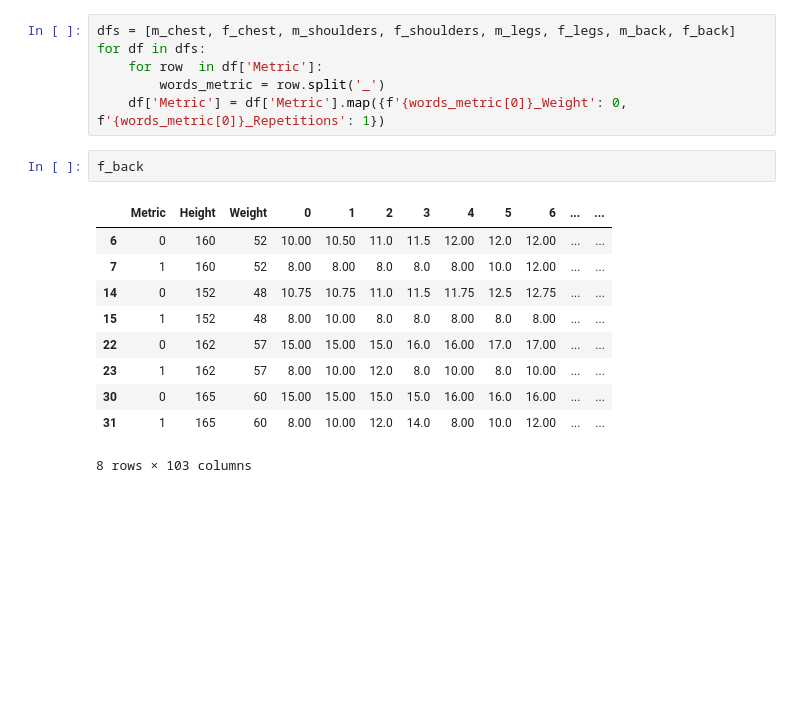
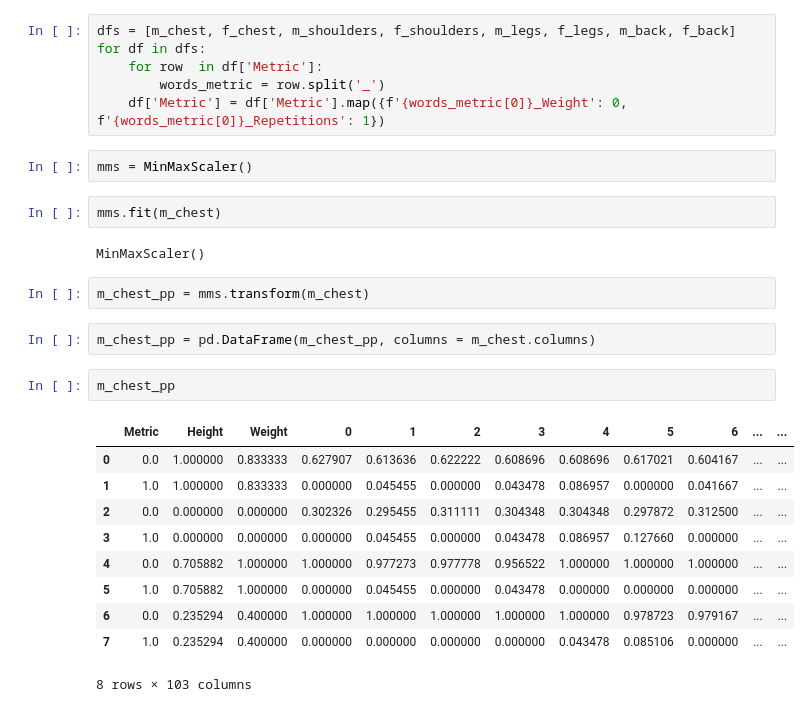
Before and after one commit to Clement733/workout_planner, a Jupyter notebook: model_creation/Untitled.ipynb, the cells around one changed output. Drawn from its saved outputs; the diff is of its cells as text; blank space fills up the shorter version.

Commit message:
Still work to do on preprocessing the data

```diff
--- a/model_creation/Untitled.ipynb
+++ b/model_creation/Untitled.ipynb
@@ -99,16 +101,26 @@ for df in dfs:
     for row  in df['Metric']:
         words_metric = row.split('_')
     df['Metric'] = df['Metric'].map({f'{words_metric[0]}_Weight': 0, f'{words_metric[0]}_Repetitions': 1})
-# %%
-f_back
-# %% [output]
-|  | Metric | Height | Weight | 0 | 1 | 2 | 3 | 4 | 5 | 6 | ... | ... |
-| 6 | 0 | 160 | 52 | 10.00 | 10.50 | 11.0 | 11.5 | 12.00 | 12.0 | 12.00 | ... | ... |
-| 7 | 1 | 160 | 52 | 8.00 | 8.00 | 8.0 | 8.0 | 8.00 | 10.0 | 12.00 | ... | ... |
-| 14 | 0 | 152 | 48 | 10.75 | 10.75 | 11.0 | 11.5 | 11.75 | 12.5 | 12.75 | ... | ... |
-| 15 | 1 | 152 | 48 | 8.00 | 10.00 | 8.0 | 8.0 | 8.00 | 8.0 | 8.00 | ... | ... |
-| 22 | 0 | 162 | 57 | 15.00 | 15.00 | 15.0 | 16.0 | 16.00 | 17.0 | 17.00 | ... | ... |
-| 23 | 1 | 162 | 57 | 8.00 | 10.00 | 12.0 | 8.0 | 10.00 | 8.0 | 10.00 | ... | ... |
-| 30 | 0 | 165 | 60 | 15.00 | 15.00 | 15.0 | 15.0 | 16.00 | 16.0 | 16.00 | ... | ... |
-| 31 | 1 | 165 | 60 | 8.00 | 10.00 | 12.0 | 14.0 | 8.00 | 10.0 | 12.00 | ... | ... |
-8 rows × 103 columns
+# %%
+mms = MinMaxScaler()
+# %%
+mms.fit(m_chest)
+# %% [output]
+MinMaxScaler()
+# %%
+m_chest_pp = mms.transform(m_chest)
+# %%
+m_chest_pp = pd.DataFrame(m_chest_pp, columns = m_chest.columns)
+# %%
+m_chest_pp
+# %% [output]
+|  | Metric | Height | Weight | 0 | 1 | 2 | 3 | 4 | 5 | 6 | ... | ... |
+| 0 | 0.0 | 1.000000 | 0.833333 | 0.627907 | 0.613636 | 0.622222 | 0.608696 | 0.608696 | 0.617021 | 0.604167 | ... | ... |
+| 1 | 1.0 | 1.000000 | 0.833333 | 0.000000 | 0.045455 | 0.000000 | 0.043478 | 0.086957 | 0.000000 | 0.041667 | ... | ... |
+| 2 | 0.0 | 0.000000 | 0.000000 | 0.302326 | 0.295455 | 0.311111 | 0.304348 | 0.304348 | 0.297872 | 0.312500 | ... | ... |
+| 3 | 1.0 | 0.000000 | 0.000000 | 0.000000 | 0.045455 | 0.000000 | 0.043478 | 0.086957 | 0.127660 | 0.000000 | ... | ... |
+| 4 | 0.0 | 0.705882 | 1.000000 | 1.000000 | 0.977273 | 0.977778 | 0.956522 | 1.000000 | 1.000000 | 1.000000 | ... | ... |
+| 5 | 1.0 | 0.705882 | 1.000000 | 0.000000 | 0.045455 | 0.000000 | 0.043478 | 0.000000 | 0.000000 | 0.000000 | ... | ... |
+| 6 | 0.0 | 0.235294 | 0.400000 | 1.000000 | 1.000000 | 1.000000 | 1.000000 | 1.000000 | 0.978723 | 0.979167 | ... | ... |
+| 7 | 1.0 | 0.235294 | 0.400000 | 0.000000 | 0.000000 | 0.000000 | 0.000000 | 0.043478 | 0.085106 | 0.000000 | ... | ... |
+8 rows × 103 columns
```
Also changed, not shown: parts of 8 cells of this notebook.
